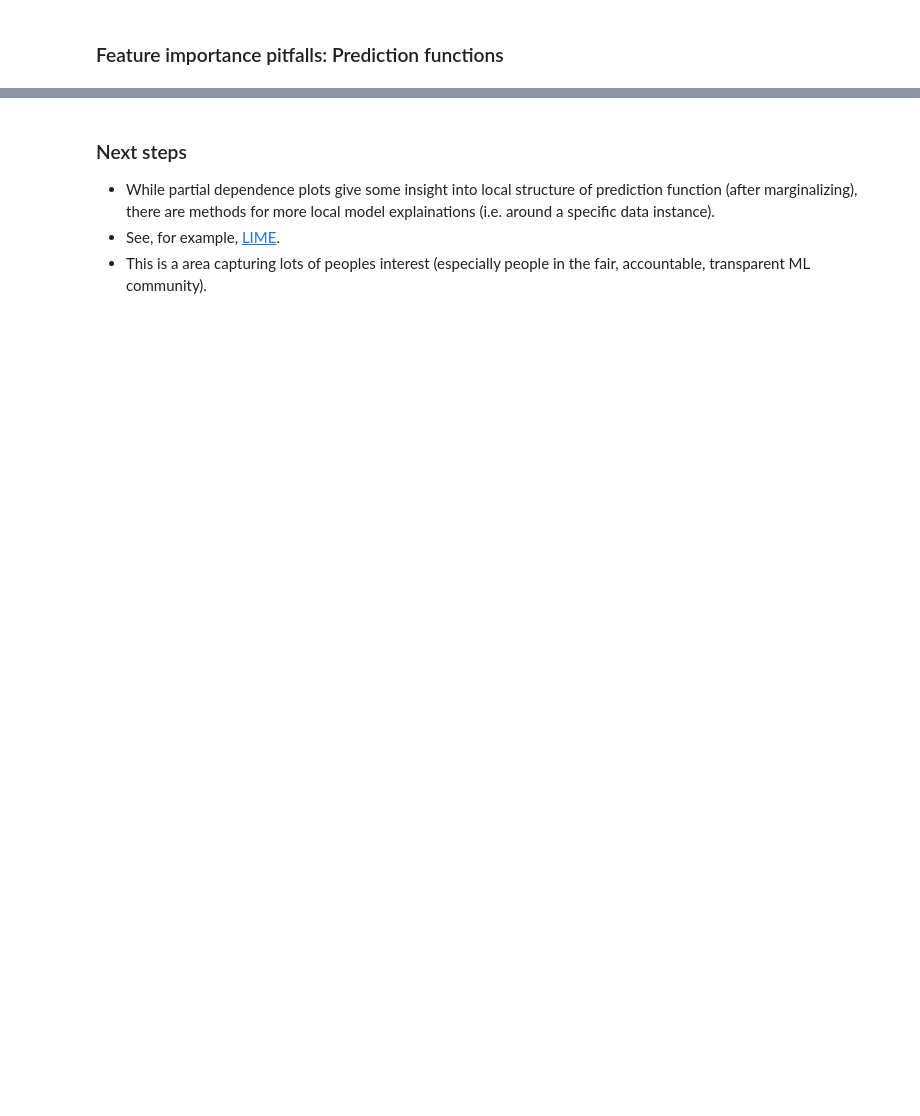
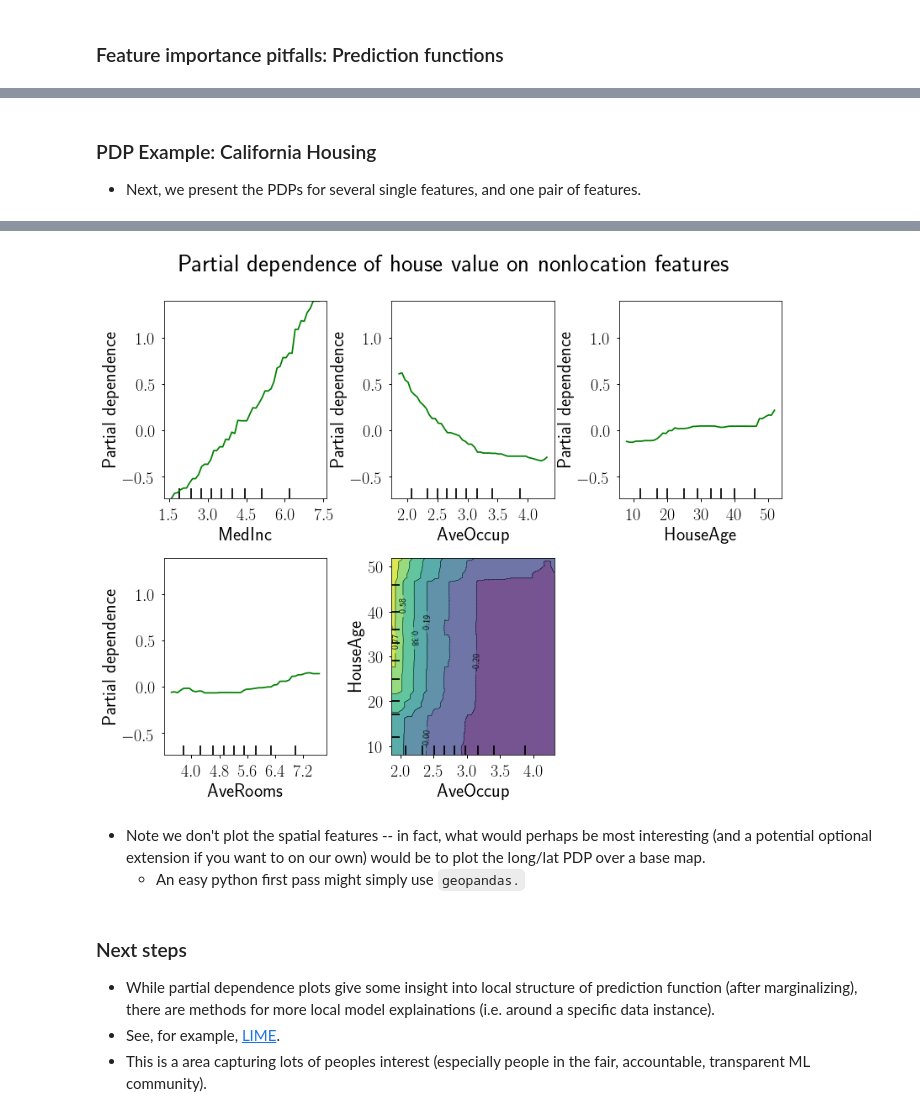
Before and after one commit to davidrosenberg/mlcourse, a Jupyter notebook: Labs/FeatureImportance/feature-importance-slides.ipynb, the cells around one changed output, grey strips where cells are left out. Saved outputs shown, nothing was run; the diff lists cells and outputs as text; code cells hidden in the pictures; blank space fills up the shorter version.

```diff
--- a/Labs/FeatureImportance/feature-importance-slides.ipynb
+++ b/Labs/FeatureImportance/feature-importance-slides.ipynb
@@ -581,0 +723,16 @@ display.display(eli5.show_weights(perm))
+# %% [markdown]
+### PDP Example: California Housing
+
+- Next, we present the PDPs for several single features, and one pair of features.
+# %%
+hide_code_in_slideshow()
+features = [0, 5, 1, 2, (5, 1)]
+fig, ax = plt.subplots(figsize=(12,10))
+fig, ax = plot_partial_dependence(reg, X_train, features,
+                                  feature_names=names,
+                                  n_jobs=3, grid_resolution=50,
+                                  ax=ax)
+fig.suptitle('Partial dependence of house value on nonlocation features')
+plt.subplots_adjust(top=0.9)  # tight_layout causes overlap with suptitle
+plt.show()
+# %% [output]
@@ -582,3 +740,7 @@ display.display(eli5.show_weights(perm))
+[figure, added]
+# %% [markdown]
+- Note we don't plot the spatial features -- in fact, what would perhaps be most interesting (and a potential optional extension if you want to on our own) would be to plot the long/lat PDP over a base map.
+    - An easy python first pass might simply use `geopandas.`
 # %% [markdown]
 ### Next steps
 - While partial dependence plots give some insight into local structure of prediction function (after marginalizing), there are methods for more local model explainations (i.e. around a specific data instance).
```
Also changed, not shown: parts of 26 cells of this notebook.
